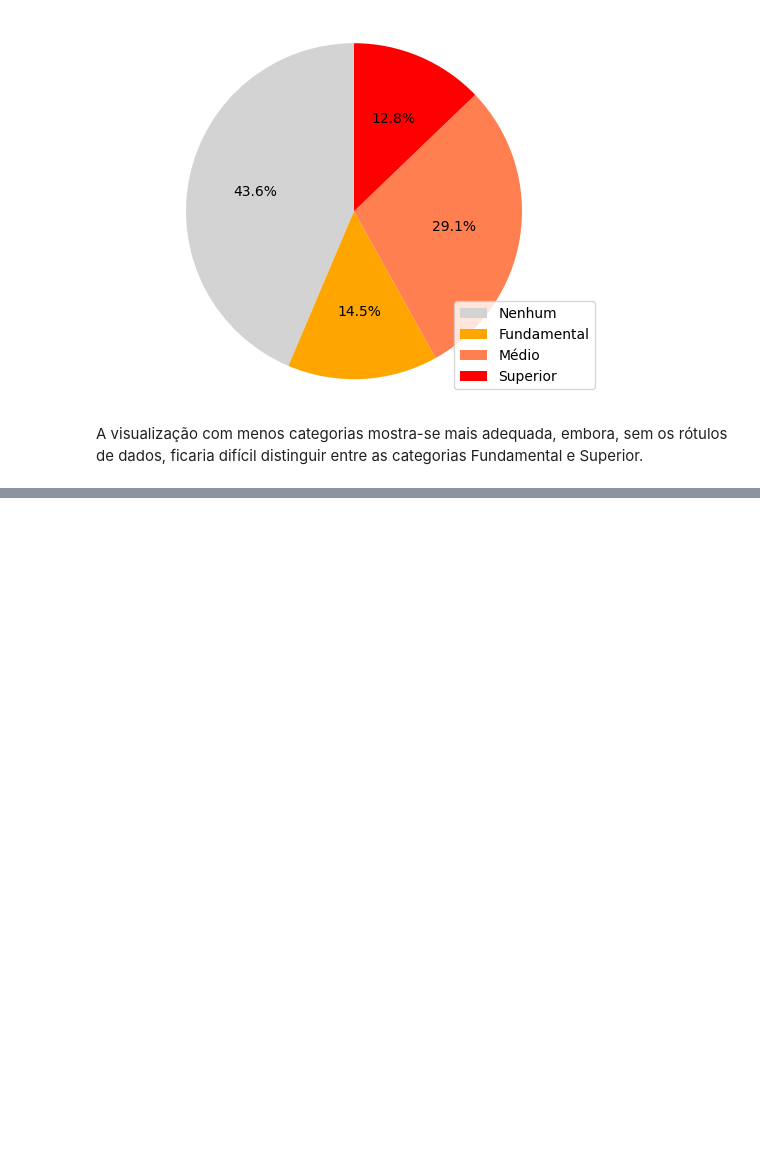
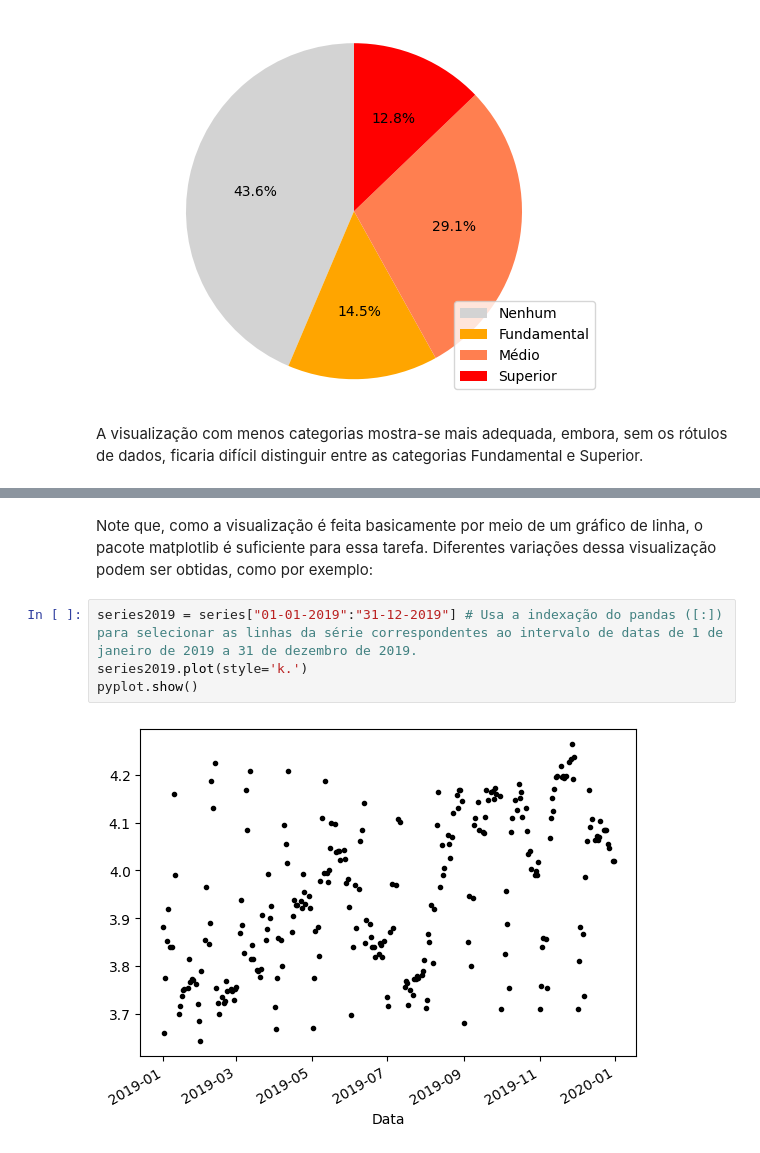
Before and after one commit to KARINAgoncalvesSOARES/Matplotlib, a Jupyter notebook: visualisacao_da_informacao.ipynb, the cells around one changed output, grey strips where cells are left out. Saved outputs shown, nothing was run; the diff lists cells and outputs as text; blank space fills up the shorter version.

```diff
--- a/visualisacao_da_informacao.ipynb
+++ b/visualisacao_da_informacao.ipynb
@@ -185,0 +262,10 @@ A visualização com menos categorias mostra-se mais adequada, embora, sem os r
+# %% [markdown]
+Note que, como a visualização é feita basicamente por meio de um
+gráfico de linha, o pacote matplotlib é suficiente para essa tarefa. Diferentes
+variações dessa visualização podem ser obtidas, como por exemplo:
+# %%
+series2019 = series["01-01-2019":"31-12-2019"] # Usa a indexação do pandas ([:]) para selecionar as linhas da série correspondentes ao intervalo de datas de 1 de janeiro de 2019 a 31 de dezembro de 2019.
+series2019.plot(style='k.')
+pyplot.show()
+# %% [output]
+[figure, added]
```
Also changed, not shown: parts of 13 cells of this notebook.
